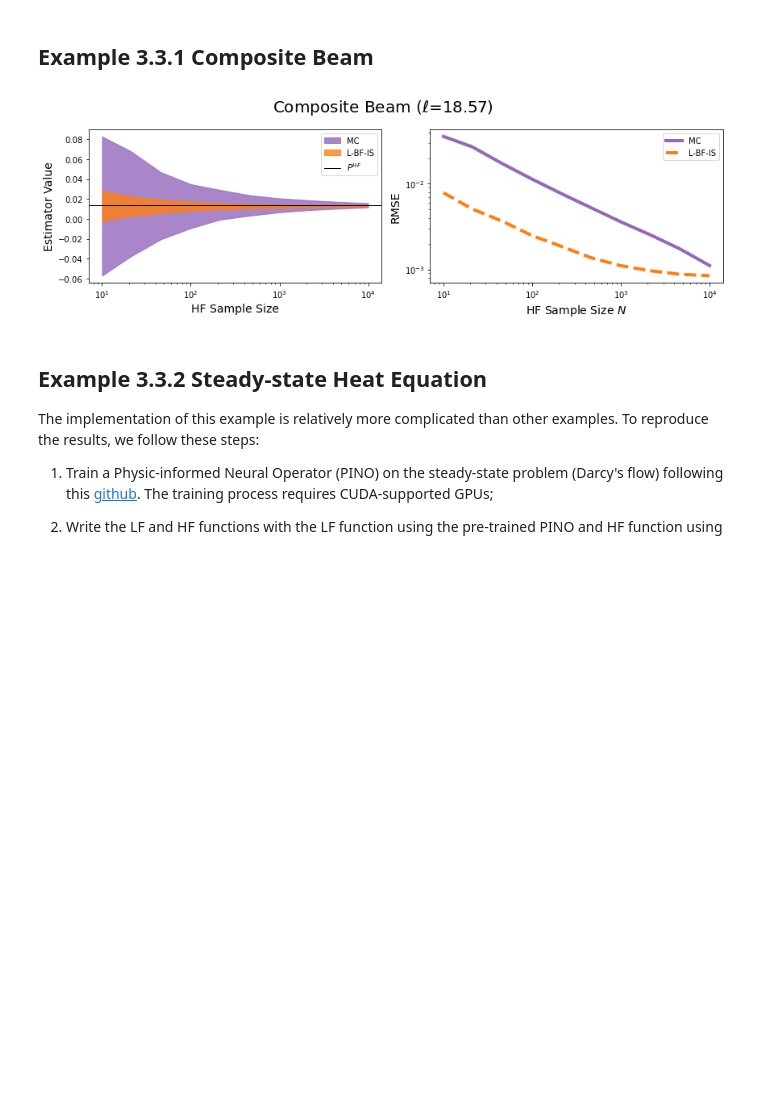
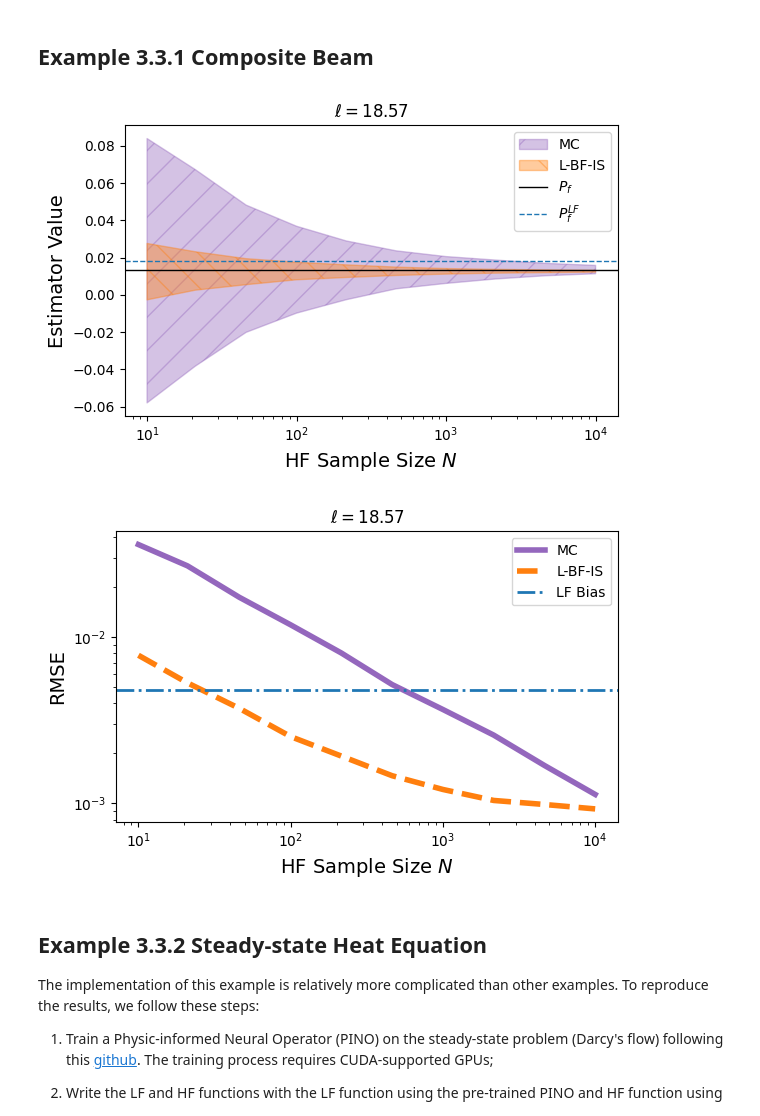
Before and after one commit to CU-UQ/L-BF-IS, a Jupyter notebook: src/reproduce.ipynb, the cells around one changed output. Saved outputs shown, nothing was run; the diff lists cells and outputs as text; code cells hidden in the pictures; blank space fills up the shorter version.

```diff
--- a/src/reproduce.ipynb
+++ b/src/reproduce.ipynb
@@ -123,7 +160,7 @@ num_variable = 1000
 sample = lambda n: sample_p(n, num_variable)
 def h_LF(x):
     ind = (x < -1).any(axis=1) + (x > 1).any(axis=1)
-    ans = 8.5 - LF(x)
+    ans = 8 - LF(x)
     ans[ind] = 100 * torch.norm(x[ind], dim=1)**2
     return ans
 def h_HF(x):
@@ -133,7 +170,7 @@ def h_HF(x):
     return ans
 
 # load parameters
-ell = 2.81
+ell = 2.36
 
 M = int(1e6)
 samps_M = sample(M)
@@ -142,6 +179,7 @@ def Zl(ell):
     return (-ell * torch.tanh(h_samps_M)).exp().sum() / M
 Zc = Zl(ell)
 ExH = np.mean((h_HF(samps_M) < 0).detach().numpy())
+ExL = np.mean((h_samps_M < 0).detach().numpy())
 
 # load pre-generated Langevin chains
 q_lst = torch.load(f'../data/onek/q-ell{ell:.2f}.pt')
@@ -149,6 +187,6 @@ new_weight = lambda x: weight(x, Zc, ell, h_LF)
 MC_N_lst, MC_mean, MC_std, MC_rmse, \
     IS_mean, IS_std, IS_rmse = estimation(q_lst, h_HF, ExH, new_weight, sample)
 fig = plot(MC_mean, MC_std, MC_rmse, IS_mean, IS_std,
-           IS_rmse, MC_N_lst, ell, ExH, title='1000D Function')
+           IS_rmse, MC_N_lst, ell, ExH, ExL, title='1000D Function')
 plt.show()
 # %% [output]
@@ -166,35 +205,37 @@ sample = lambda n: sample_p(n, num_variable)
 def h_LF(x):
     ind = (x < -1).any(axis=1) + (x > 1).any(axis=1)
     ans = 3.18 + LF(x)
     ans[ind] = 100 * torch.norm(x[ind], dim=1)**2
     return ans
 def h_HF(x):
     ind = (x < -1).any(axis=1) + (x > 1).any(axis=1)
     ans = 4.04 + HF(x)
     ans[ind] = 100 * torch.norm(x[ind], dim=1)**2
     return ans
 
 # load parameters
 ell = 18.57
 
 M = int(1e6)
 samps_M = sample(M)
 h_samps_M = h_LF(samps_M)
 def Zl(ell):
     return (-ell * torch.tanh(h_samps_M)).exp().sum() / M
 Zc = Zl(ell)
 ExH = np.mean((h_HF(samps_M) < 0).detach().numpy())
+ExL = np.mean((h_samps_M < 0).detach().numpy())
 
 # load pre-generated Langevin chains
 q_lst = torch.load(f'../data/comp_beam/q-ell{ell:.2f}.pt')
 new_weight = lambda x: weight(x, Zc, ell, h_LF)
 MC_N_lst, MC_mean, MC_std, MC_rmse, \
     IS_mean, IS_std, IS_rmse = estimation(q_lst, h_HF, ExH, new_weight, sample)
 fig = plot(MC_mean, MC_std, MC_rmse, IS_mean, IS_std,
-           IS_rmse, MC_N_lst, ell, ExH, title='Composite Beam')
+           IS_rmse, MC_N_lst, ell, ExH, ExL, title='Composite Beam')
 plt.show()
 # %% [output]
-[figure, old version]
+[figure, new version]
+[figure, added]
 # %% [markdown]
 ## Example 3.3.2 Steady-state Heat Equation
 
```
Also changed, not shown: parts of 3 cells of this notebook.
